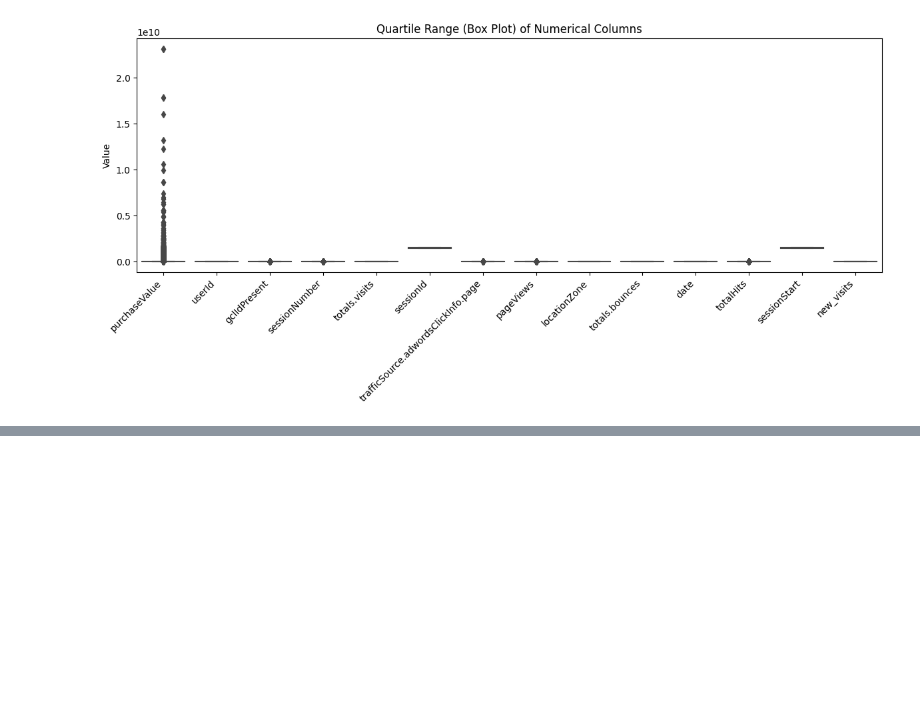
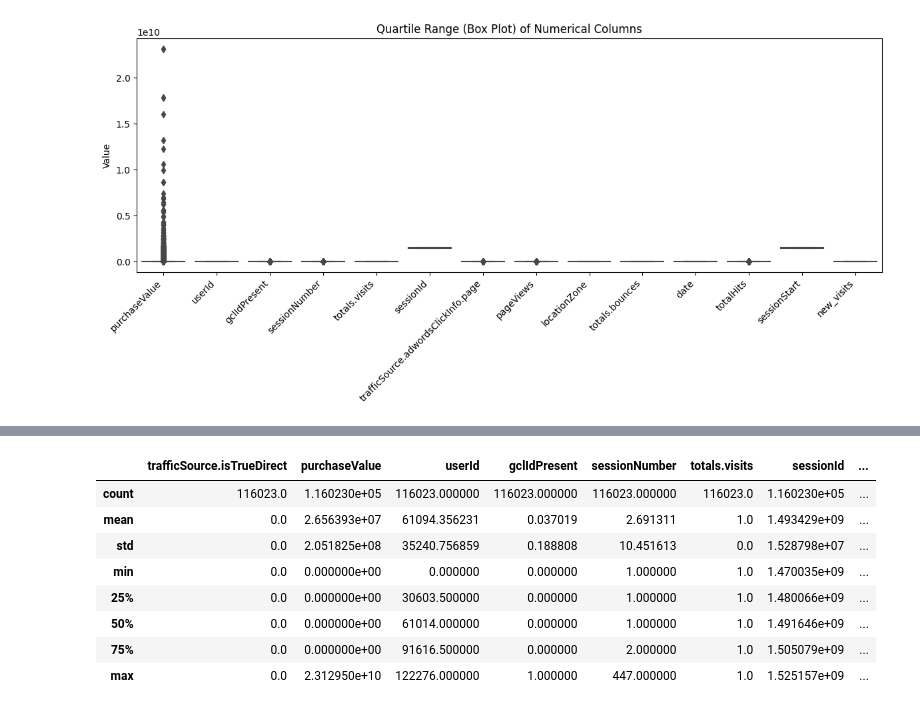
Before and after one commit to manjuiitm/codes, a Jupyter notebook: 24ds2000126-notebook-t22025.ipynb, the cells around one changed output, grey strips where cells are left out. Cells and saved outputs as stored; diff of their text form; code cells hidden in the pictures; blank space fills up the shorter version.

```diff
--- a/24ds2000126-notebook-t22025.ipynb
+++ b/24ds2000126-notebook-t22025.ipynb
@@ -535,0 +562,6 @@ else:
+# %%
+# First, convert it to binary if you haven't already
+df['trafficSource.adwordsClickInfo.isVideoAd_flag'] = (df['trafficSource.adwordsClickInfo.isVideoAd'] != 'False').astype(int)
+
+# Now check mean purchaseValue by flag (0 = False, 1 = missing/possibly video)
+df.groupby('trafficSource.adwordsClickInfo.isVideoAd_flag')['purchaseValue'].mean()
@@ -535,0 +572,2 @@ else:
+# %%
+df['trafficSource.adwordsClickInfo.isVideoAd'] = (df['trafficSource.adwordsClickInfo.isVideoAd'] != 'False').astype(int)
@@ -535,0 +645,2 @@ else:
+# %%
+df['totals.bounces'] = df['totals.bounces'].fillna(0).astype(int)
@@ -535,0 +691,16 @@ else:
+# %%
+# Impute missing pageViews with median
+#Use median rather than mean due to extreme outliers.
+df['pageViews'] = df['pageViews'].fillna(df['pageViews'].median())
+# %%
+df.describe()
+# %% [output]
+|  | trafficSource.isTrueDirect | purchaseValue | userId | gclIdPresent | sessionNumber | totals.visits | sessionId | ... |
+| count | 116023.0 | 1.160230e+05 | 116023.000000 | 116023.000000 | 116023.000000 | 116023.0 | 1.160230e+05 | ... |
+| mean | 0.0 | 2.656393e+07 | 61094.356231 | 0.037019 | 2.691311 | 1.0 | 1.493429e+09 | ... |
+| std | 0.0 | 2.051825e+08 | 35240.756859 | 0.188808 | 10.451613 | 0.0 | 1.528798e+07 | ... |
+| min | 0.0 | 0.000000e+00 | 0.000000 | 0.000000 | 1.000000 | 1.0 | 1.470035e+09 | ... |
+| 25% | 0.0 | 0.000000e+00 | 30603.500000 | 0.000000 | 1.000000 | 1.0 | 1.480066e+09 | ... |
+| 50% | 0.0 | 0.000000e+00 | 61014.000000 | 0.000000 | 1.000000 | 1.0 | 1.491646e+09 | ... |
+| 75% | 0.0 | 0.000000e+00 | 91616.500000 | 0.000000 | 2.000000 | 1.0 | 1.505079e+09 | ... |
+| max | 0.0 | 2.312950e+10 | 122276.000000 | 1.000000 | 447.000000 | 1.0 | 1.525157e+09 | ... |
```
Also changed, not shown: parts of 43 cells of this notebook.
